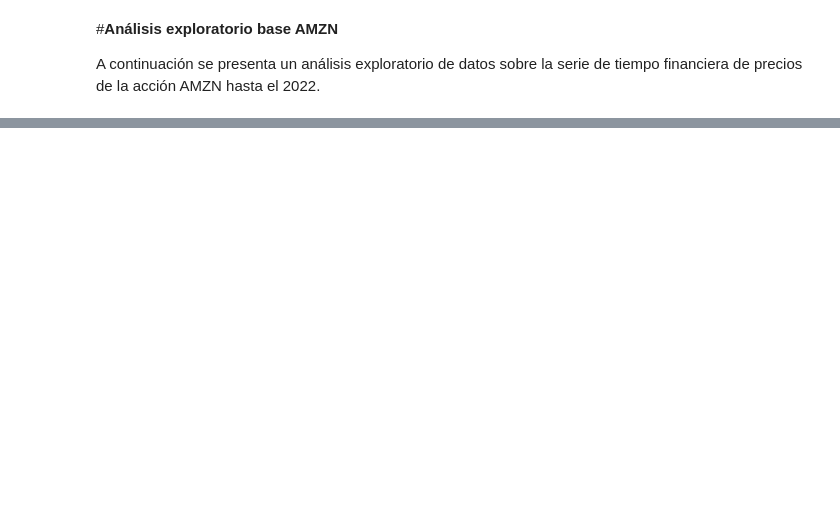
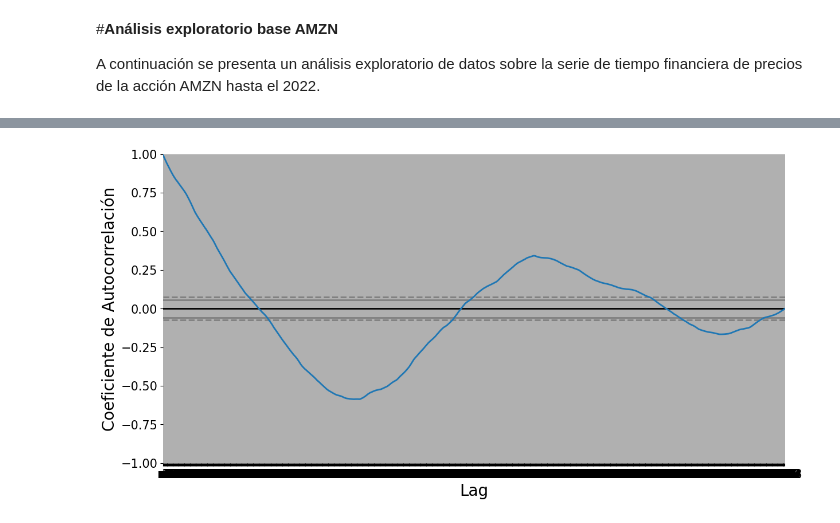
Before and after one commit to gpquintero1/ProyectoGrado, a Jupyter notebook: Base_AMZN.ipynb, the cells around one changed output, grey strips where cells are left out. Drawn from its saved outputs; the diff is of its cells as text; code cells hidden in the pictures; blank space fills up the shorter version.

```diff
--- a/Base_AMZN.ipynb
+++ b/Base_AMZN.ipynb
@@ -154,0 +152,11 @@ plt.show()
+# %%
+# Gráfica de la función de autocorrelación versión pandas
+plt.figure(figsize=(14, 7))
+pd.plotting.autocorrelation_plot(data["Close"])
+plt.title("")
+etiquetas = ["r" + str(i) for i in range(1, data["Close"].size)]
+plt.xticks(ticks=range(1, data["Close"].size), labels=etiquetas)
+plt.ylabel("Coeficiente de Autocorrelación")
+plt.show()
+# %% [output]
+[figure, added]
```
Also changed, not shown: parts of 43 cells of this notebook.
